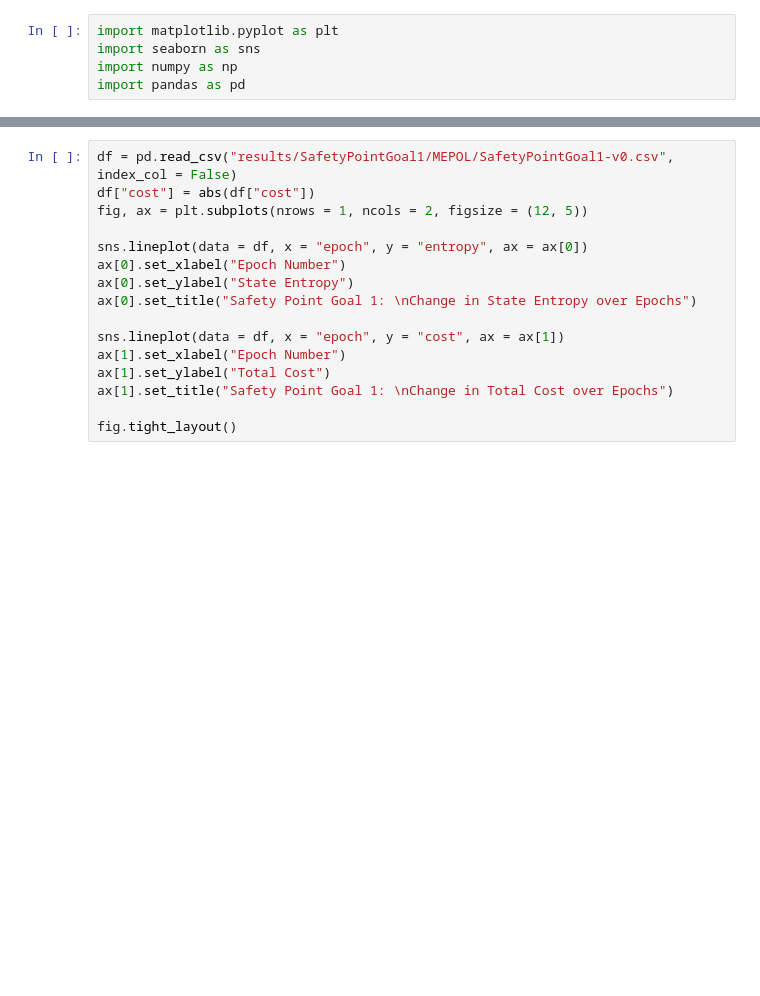
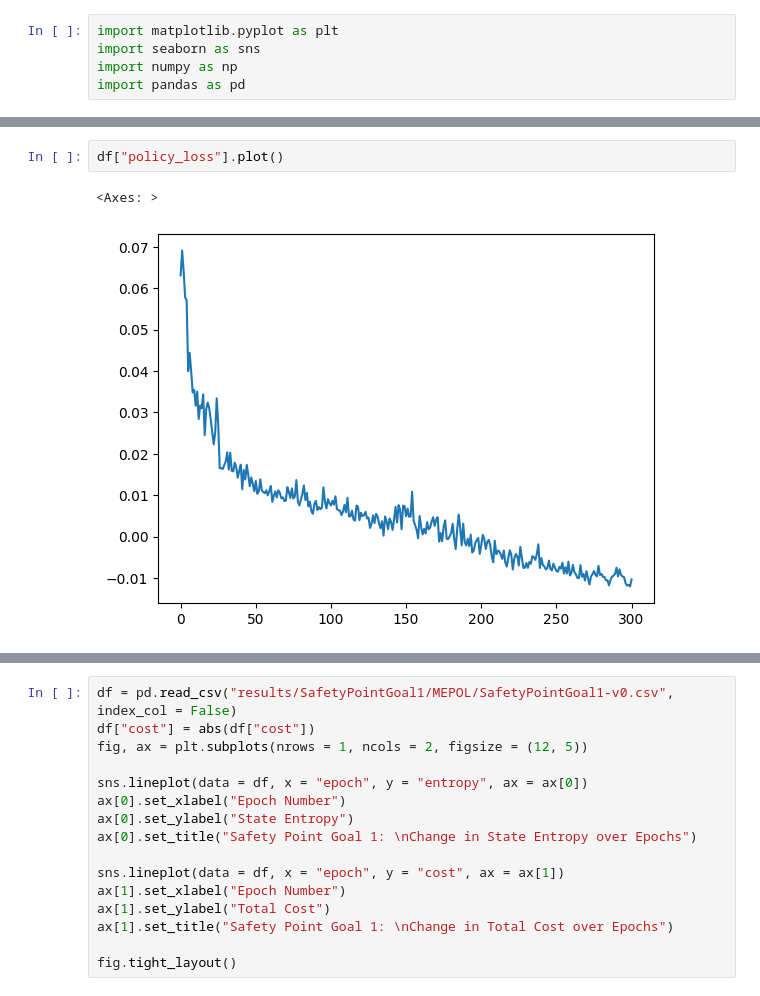
Before and after one commit to micobruh/safe-rl, a Jupyter notebook: visualization.ipynb, the cells around one changed output, grey strips where cells are left out. Cells and saved outputs as stored; diff of their text form; blank space fills up the shorter version.

```diff
--- a/visualization.ipynb
+++ b/visualization.ipynb
@@ -51,0 +55,5 @@ df["safety_weight"].plot()
+# %%
+df["policy_loss"].plot()
+# %% [output]
+<Axes: >
+[figure, added]
```
Also changed, not shown: parts of 5 cells of this notebook, 26 other files.
